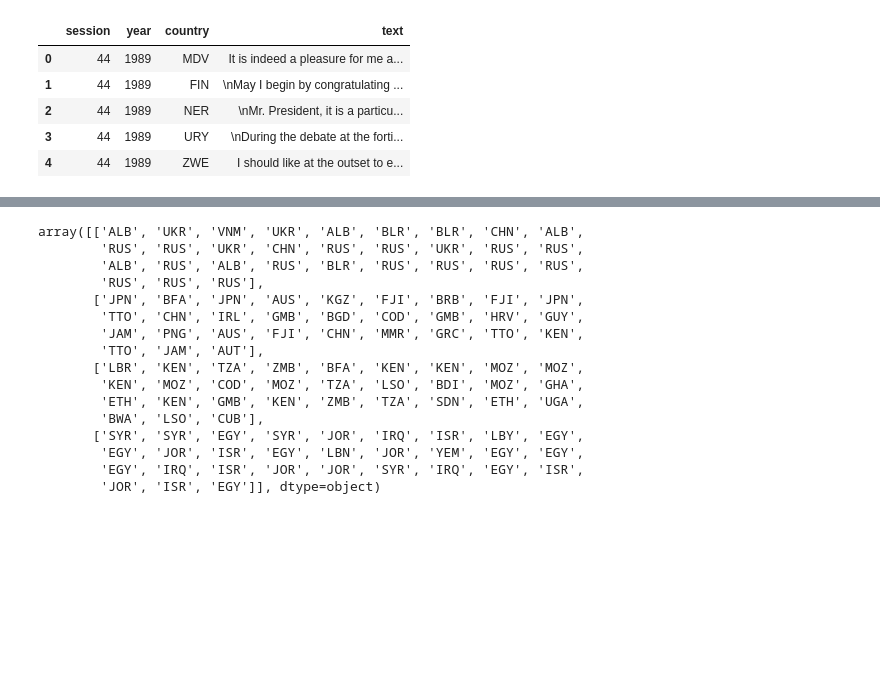
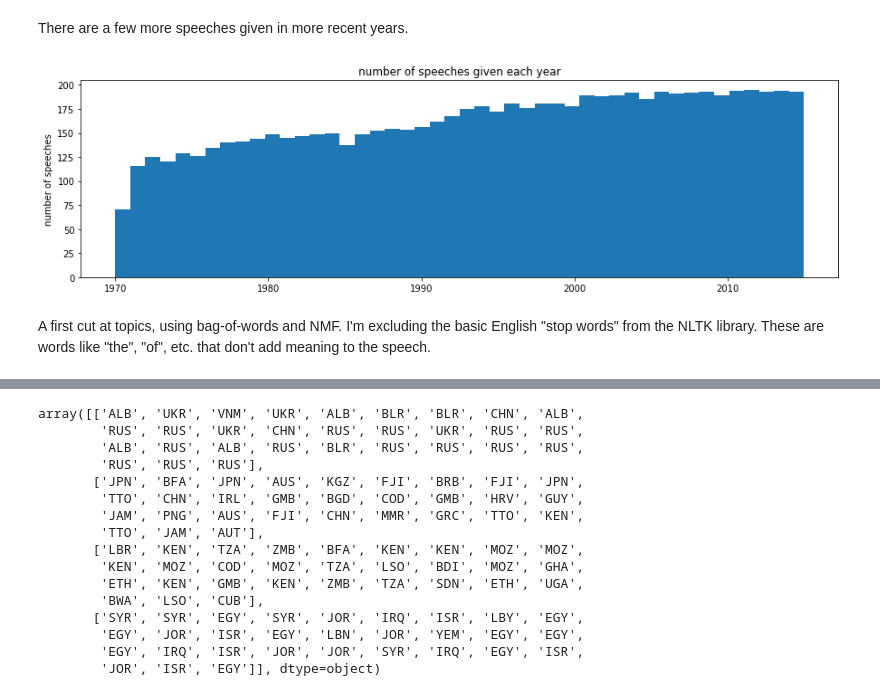
Before and after one commit to katelynrwalker/UN-debates, a Jupyter notebook: nmf_exploration.ipynb, the cells around one changed output, grey strips where cells are left out. Drawn from its saved outputs; the diff is of its cells as text; code cells hidden in the pictures; blank space fills up the shorter version.

```diff
--- a/nmf_exploration.ipynb
+++ b/nmf_exploration.ipynb
@@ -14,11 +26,14 @@ data = pd.read_csv('un-general-debates.csv')
-# %%
-data.head()
-# %% [output]
-|  | session | year | country | text |
-| 0 | 44 | 1989 | MDV | ﻿It is indeed a pleasure for me a... |
-| 1 | 44 | 1989 | FIN | ﻿\nMay I begin by congratulating ... |
-| 2 | 44 | 1989 | NER | ﻿\nMr. President, it is a particu... |
-| 3 | 44 | 1989 | URY | ﻿\nDuring the debate at the forti... |
-| 4 | 44 | 1989 | ZWE | ﻿I should like at the outset to e... |
+# %% [markdown]
+There are a few more speeches given in more recent years.
+# %%
+plt.figure(figsize=(15,4))
+plt.hist(data.year, bins=len(data.year.unique()))
+plt.ylabel('number of speeches')
+plt.title('number of speeches given each year')
+plt.show()
+# %% [output]
+[figure, added]
+# %% [markdown]
+A first cut at topics, using bag-of-words and NMF. I'm excluding the basic English "stop words" from the NLTK library. These are words like "the", "of", etc. that don't add meaning to the speech.
 # %%
 stops = set(nltk.corpus.stopwords.words('english'))
```
Also changed, not shown: parts of 34 cells of this notebook.
